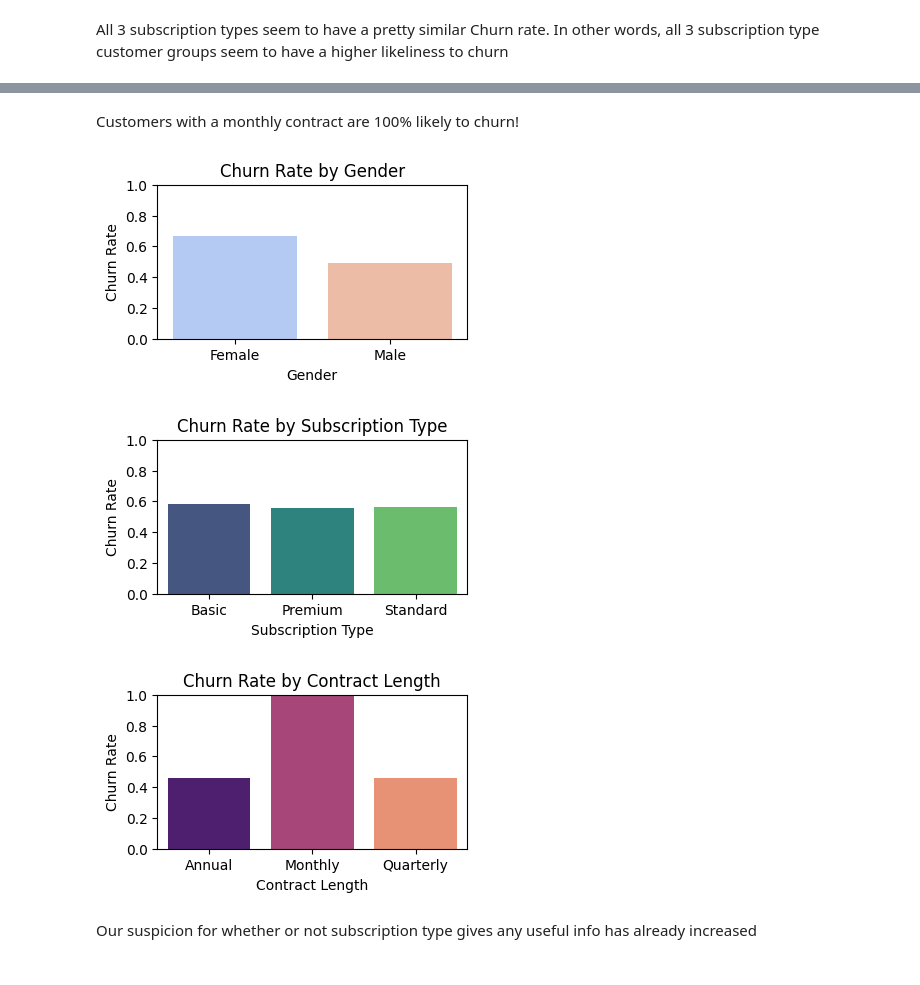
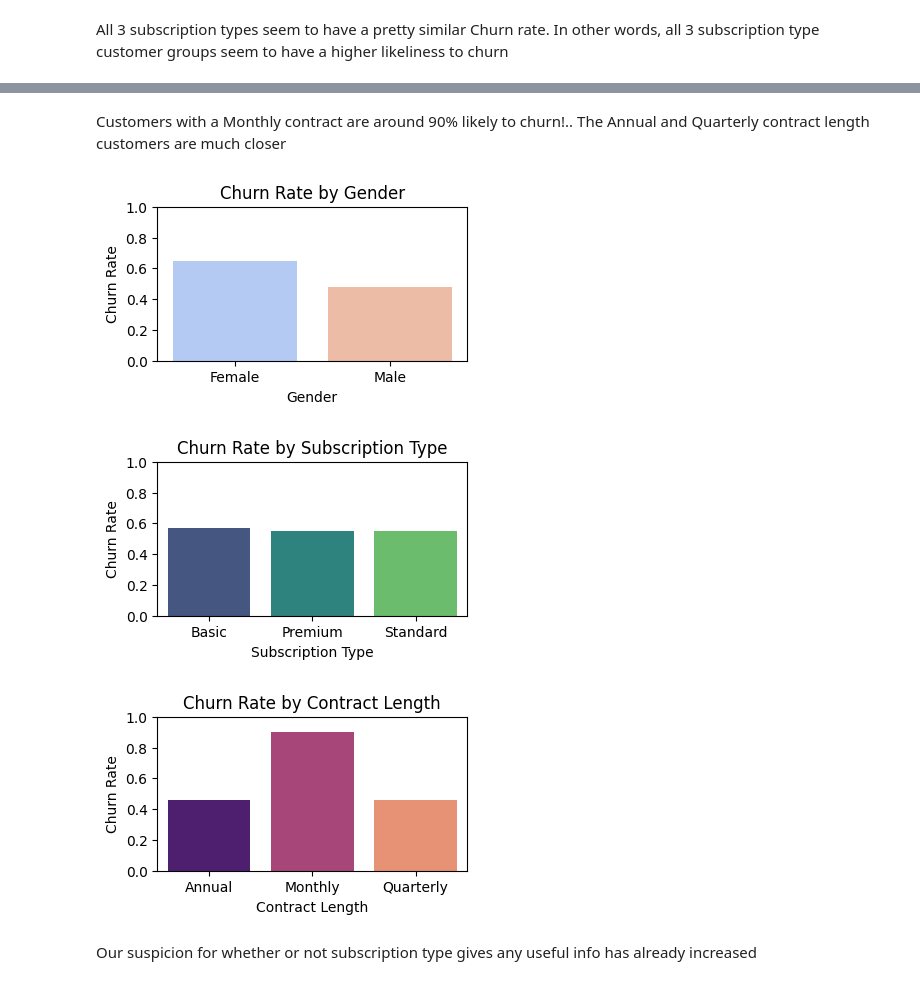
Before and after one commit to SyedMuhammadAunAbbas/Customer_Churn_Project, a Jupyter notebook: Root.ipynb, the cells around one changed output, grey strips where cells are left out. Saved outputs shown, nothing was run; the diff lists cells and outputs as text; code cells hidden in the pictures.

```diff
--- a/Root.ipynb
+++ b/Root.ipynb
@@ -221,49 +224,49 @@ df.groupby(['Contract Length'], as_index= False)['Churn'].mean()
 # %% [markdown]
-Customers with a monthly contract are 100% likely to churn!
+Customers with a Monthly contract are around 90% likely to churn!.. The Annual and Quarterly contract length customers are much closer
 # %%
 data = {
     'Gender': ['Female', 'Male'],
-    'Churn': [0.666691, 0.491269]
+    'Churn': [0.648944, 0.479971]
 }
 df_gender = pd.DataFrame(data)
 
 data = {
     'Subscription Type': ['Basic', 'Premium', 'Standard'],
-    'Churn': [0.581782, 0.559417, 0.560700]
+    'Churn': [0.568870, 0.547522, 0.549686]
 }
 df_subscription = pd.DataFrame(data)
 
 data = {
     'Contract Length': ['Annual', 'Monthly', 'Quarterly'],
-    'Churn': [0.460761, 1.0, 0.460256]
+    'Churn': [0.460913, 0.901963, 0.458169]
 }
 df_contract = pd.DataFrame(data)
 
 plt.figure(figsize=(4, 2))
 sns.barplot(x='Gender', y='Churn', data=df_gender, palette='coolwarm')
 plt.title('Churn Rate by Gender')
 plt.ylabel('Churn Rate')
 plt.ylim(0, 1)
 plt.show()
 
 
 plt.figure(figsize=(4, 2))
 sns.barplot(x='Subscription Type', y='Churn', data=df_subscription, palette='viridis')
 plt.title('Churn Rate by Subscription Type')
 plt.ylabel('Churn Rate')
 plt.ylim(0, 1)
 plt.show()
 
 plt.figure(figsize=(4, 2))
 sns.barplot(x='Contract Length', y='Churn', data=df_contract, palette='magma')
 plt.title('Churn Rate by Contract Length')
 plt.ylabel('Churn Rate')
 plt.ylim(0, 1)
 plt.show()
 # %% [output]
-[figure, old version]
+[figure, new version]
 [figure]
-[figure, old version]
+[figure, new version]
 # %% [markdown]
 Our suspicion for whether or not subscription type gives any useful info has already increased
 # %% [markdown]
```
Also changed, not shown: parts of 116 cells of this notebook.
